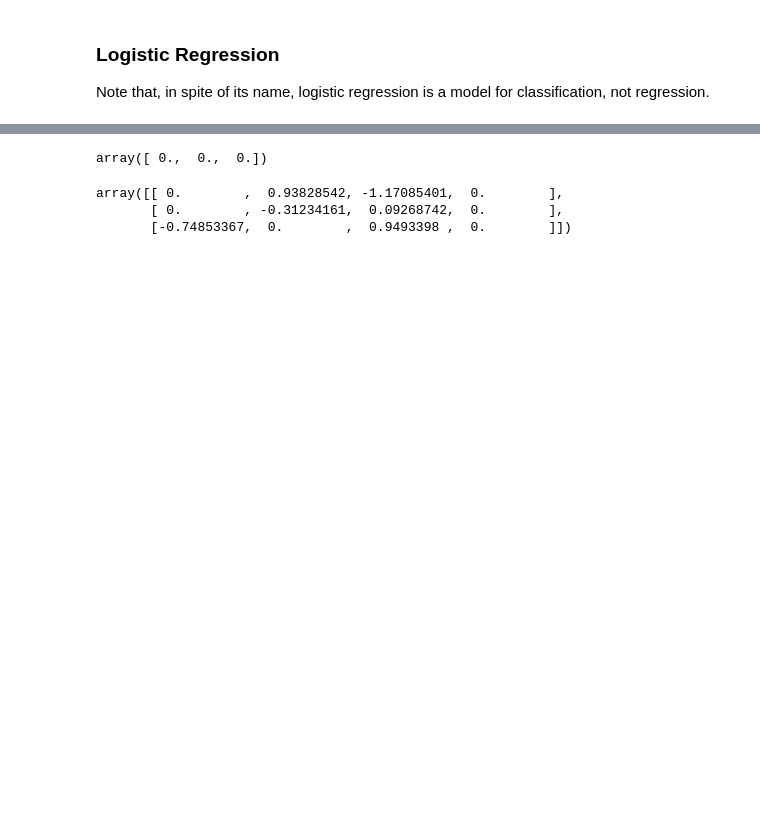
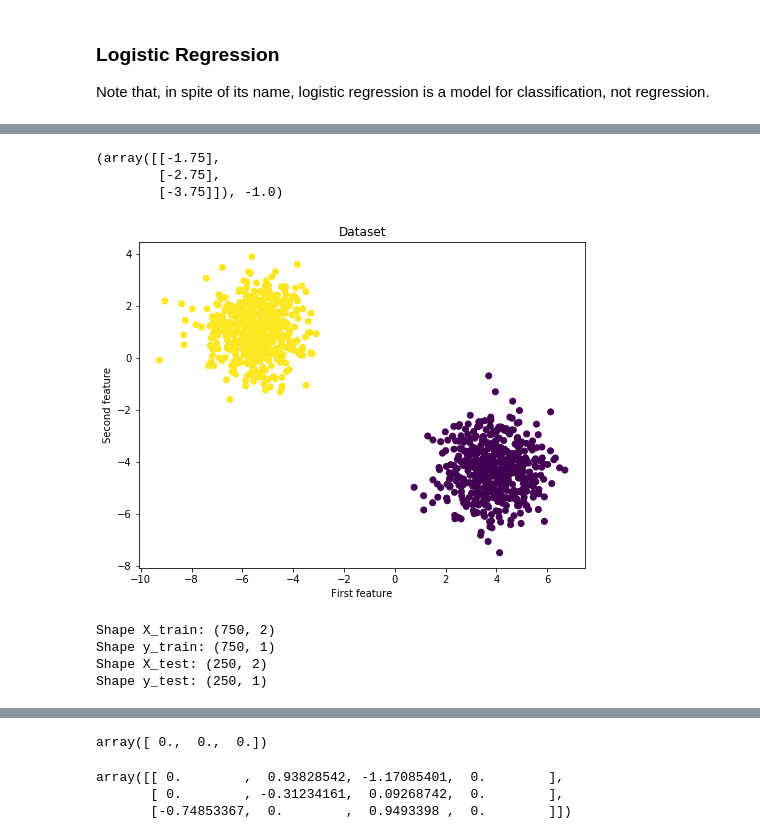
Before and after one commit to mayankkaizen/jupyter-notebooks, a Jupyter notebook: ML - Logistic Regression.ipynb, the cells around one changed output, grey strips where cells are left out. Saved outputs shown, nothing was run; the diff lists cells and outputs as text; code cells hidden in the pictures; blank space fills up the shorter version.

```diff
--- a/ML - Logistic Regression.ipynb
+++ b/ML - Logistic Regression.ipynb
@@ -4,0 +102,8 @@ Note that, in spite of its name, logistic regression is a model for classificati
+# %%
+dw = (1 / 2) * np.dot(x.T, (ypred - y))
+db = (1 / 2) * np.sum(ypred - y)
+dw, db
+# %% [output]
+(array([[-1.75],
+        [-2.75],
+        [-3.75]]), -1.0)
@@ -4,0 +118,30 @@ Note that, in spite of its name, logistic regression is a model for classificati
+# %%
+# We will perform logistic regression using a simple toy dataset of two classes
+X, y_true = make_blobs(n_samples= 1000, centers=2)
+
+fig = plt.figure(figsize=(8,6))
+plt.scatter(X[:,0], X[:,1], c=y_true)
+plt.title("Dataset")
+plt.xlabel("First feature")
+plt.ylabel("Second feature")
+plt.show()
+# %% [output]
+[figure, added]
+# %%
+# Reshape targets to get column vector with shape (n_samples, 1)
+y_true = y_true[:, np.newaxis]
+#reshaping y_true has dramatic effect on values of cost function and speed.
+#Also, reshaping y_true affects the `predict` class method.
+
+# Split the data into a training and test set
+X_train, X_test, y_train, y_test = train_test_split(X, y_true)
+
+print(f'Shape X_train: {X_train.shape}')
+print(f'Shape y_train: {y_train.shape}')
+print(f'Shape X_test: {X_test.shape}')
+print(f'Shape y_test: {y_test.shape}')
+# %% [output]
+Shape X_train: (750, 2)
+Shape y_train: (750, 1)
+Shape X_test: (250, 2)
+Shape y_test: (250, 1)
```
Also changed, not shown: parts of 12 cells of this notebook, 6 other files.
